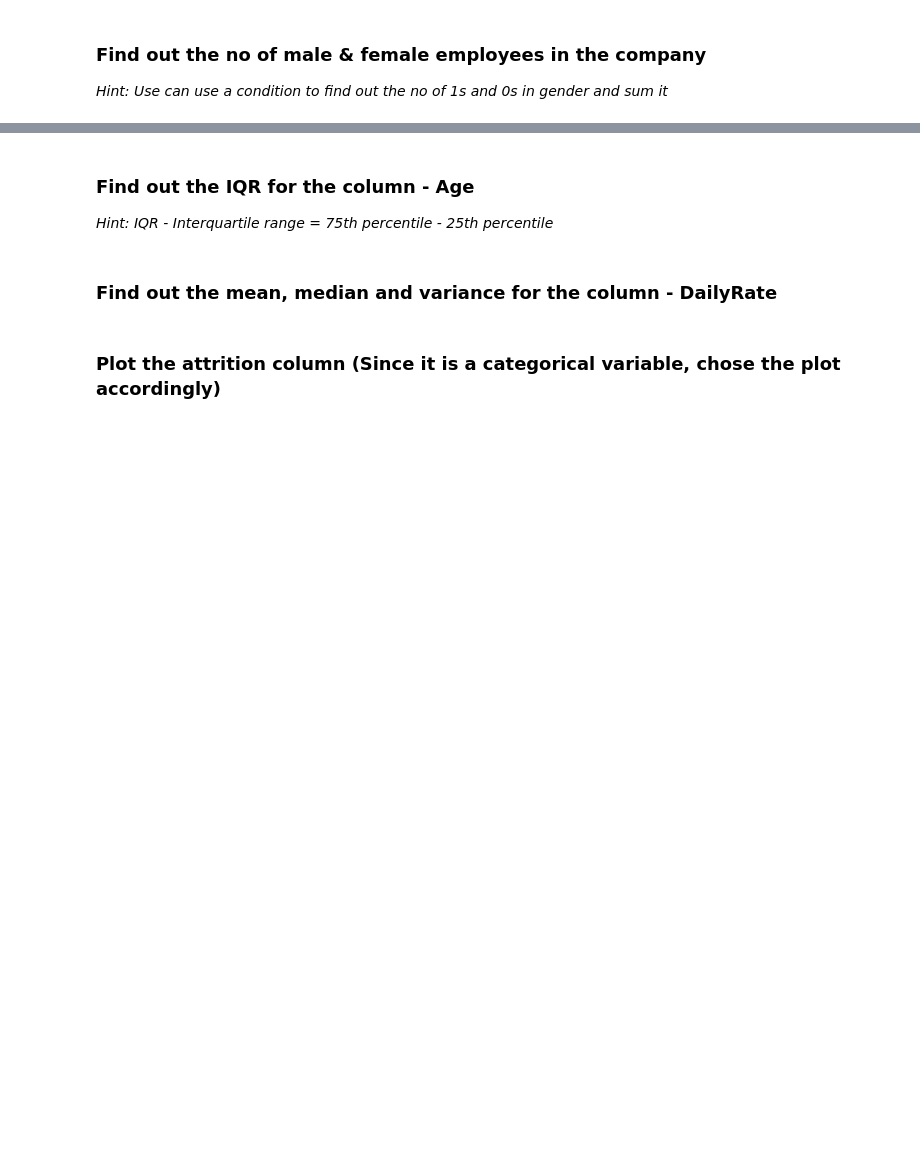
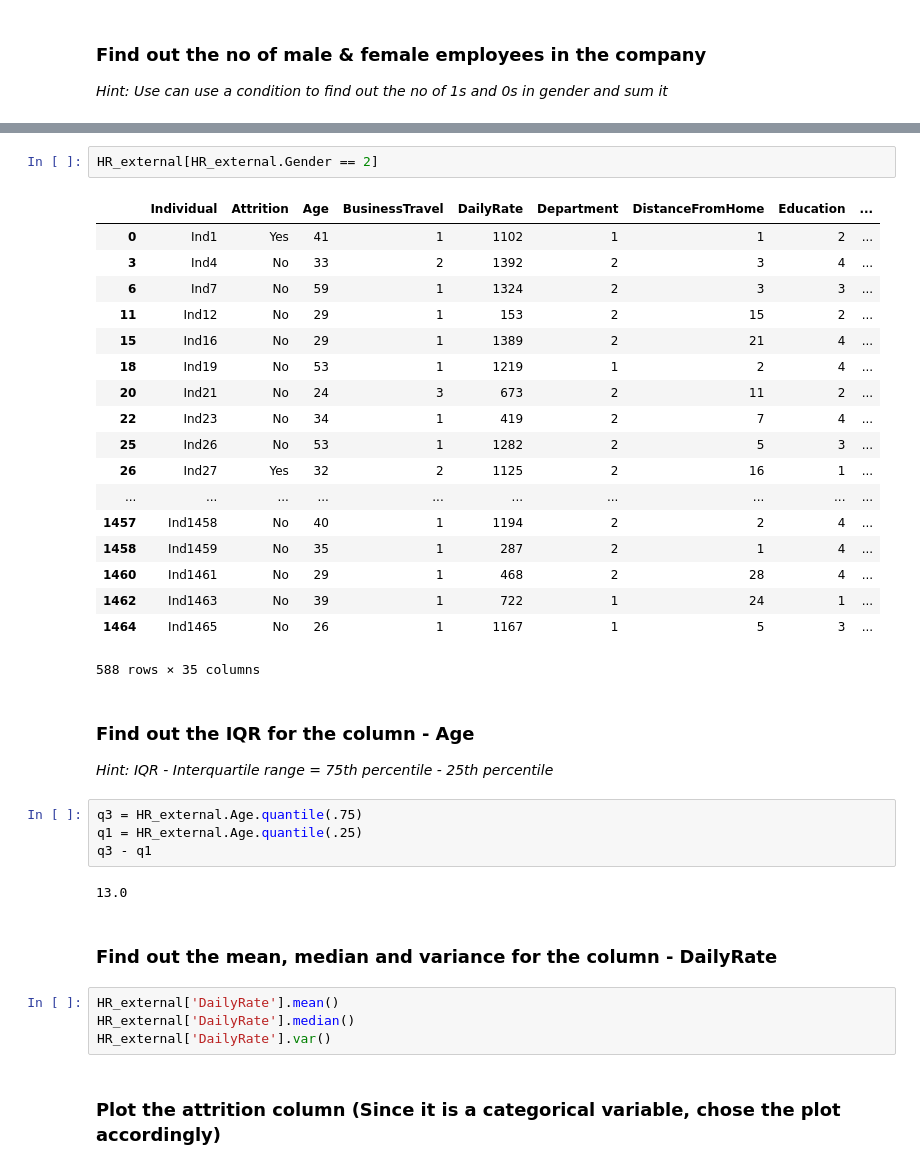
Before and after one commit to GreatLearningAIML1/delhi-may19-batch-pulkitmalhotra1984, a Jupyter notebook: R1-Lab-External_Questions.ipynb, the cells around one changed output, grey strips where cells are left out. Drawn from its saved outputs; the diff is of its cells as text; blank space fills up the shorter version.

```diff
--- a/R1-Lab-External_Questions.ipynb
+++ b/R1-Lab-External_Questions.ipynb
@@ -79,8 +324,39 @@ As a part of this lab, you are expected to answer the below questions
+# %%
+HR_external[HR_external.Gender == 2]
+# %% [output]
+|  | Individual | Attrition | Age | BusinessTravel | DailyRate | Department | DistanceFromHome | Education | ... |
+| 0 | Ind1 | Yes | 41 | 1 | 1102 | 1 | 1 | 2 | ... |
+| 3 | Ind4 | No | 33 | 2 | 1392 | 2 | 3 | 4 | ... |
+| 6 | Ind7 | No | 59 | 1 | 1324 | 2 | 3 | 3 | ... |
+| 11 | Ind12 | No | 29 | 1 | 153 | 2 | 15 | 2 | ... |
+| 15 | Ind16 | No | 29 | 1 | 1389 | 2 | 21 | 4 | ... |
+| 18 | Ind19 | No | 53 | 1 | 1219 | 1 | 2 | 4 | ... |
+| 20 | Ind21 | No | 24 | 3 | 673 | 2 | 11 | 2 | ... |
+| 22 | Ind23 | No | 34 | 1 | 419 | 2 | 7 | 4 | ... |
+| 25 | Ind26 | No | 53 | 1 | 1282 | 2 | 5 | 3 | ... |
+| 26 | Ind27 | Yes | 32 | 2 | 1125 | 2 | 16 | 1 | ... |
+| ... | ... | ... | ... | ... | ... | ... | ... | ... | ... |
+| 1457 | Ind1458 | No | 40 | 1 | 1194 | 2 | 2 | 4 | ... |
+| 1458 | Ind1459 | No | 35 | 1 | 287 | 2 | 1 | 4 | ... |
+| 1460 | Ind1461 | No | 29 | 1 | 468 | 2 | 28 | 4 | ... |
+| 1462 | Ind1463 | No | 39 | 1 | 722 | 1 | 24 | 1 | ... |
+| 1464 | Ind1465 | No | 26 | 1 | 1167 | 1 | 5 | 3 | ... |
+588 rows × 35 columns
 # %% [markdown]
 ### Find out the IQR for the column - Age
 
 *Hint: IQR - Interquartile range = 75th percentile - 25th percentile*
+# %%
+q3 = HR_external.Age.quantile(.75)
+q1 = HR_external.Age.quantile(.25)
+q3 - q1
+# %% [output]
+13.0
 # %% [markdown]
 ### Find out the mean, median and variance for the column - DailyRate
+# %%
+HR_external['DailyRate'].mean()
+HR_external['DailyRate'].median()
+HR_external['DailyRate'].var()
 # %% [markdown]
 ### Plot the attrition column (Since it is a categorical variable, chose the plot accordingly)
```
Also changed, not shown: parts of 25 cells of this notebook.
